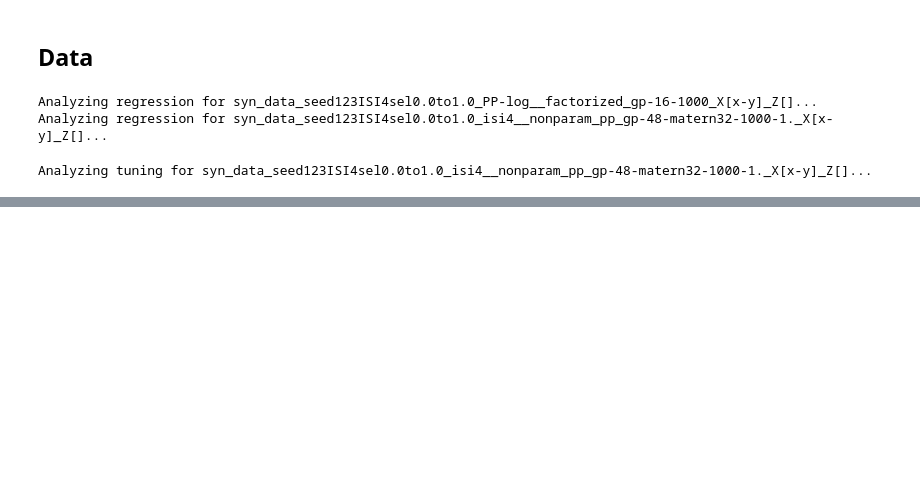
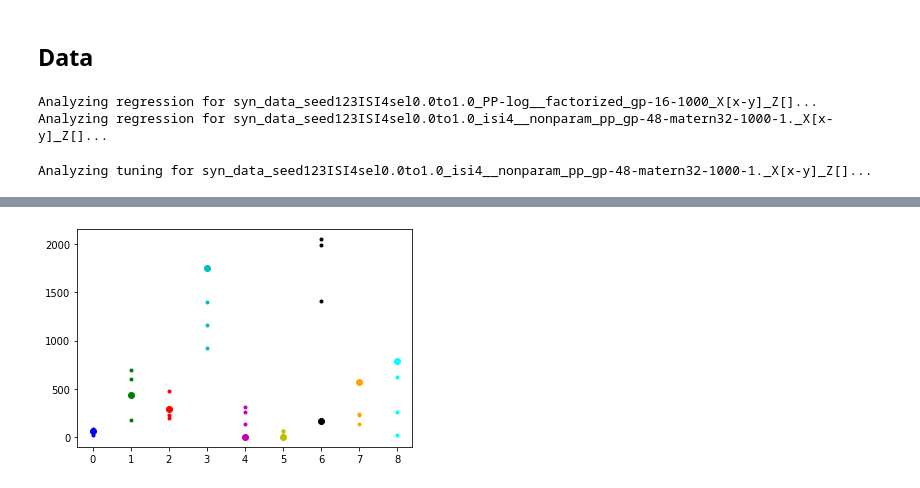
Before and after one commit to davindicode/nonparametric-nonrenewal-process, a Jupyter notebook: scripts/analysis/synthetic.ipynb, the cells around one changed output, grey strips where cells are left out. Drawn from its saved outputs; the diff is of its cells as text; code cells hidden in the pictures; blank space fills up the shorter version.

```diff
--- a/scripts/analysis/synthetic.ipynb
+++ b/scripts/analysis/synthetic.ipynb
@@ -81,0 +123,24 @@ NameError: name 'train_ell' is not defined
+# %%
+ls = model.obs_model.gp.kernel.kernels[1].kernels[0].lengthscale[:, :3] * warp_tau[:, None]
+tls = model.obs_model.gp.kernel.kernels[0].lengthscale[:, 0] * warp_tau
+cs = [
+    'b',
+    'g',
+    'r',
+    'c',
+    'm',
+    'y',
+    'k',
+    'orange',
+    'cyan'
+]
+
+for n in range(9):
+    lens = ls[n]
+    tlen = tls[n]
+    plt.scatter(n*np.ones_like(lens), lens, marker='.', c=cs[n])
+    plt.scatter(n*np.ones(1), tlen, marker='o', c=cs[n])
+
+plt.show()
+# %% [output]
+[figure, added]
```
Also changed, not shown: parts of 5 cells of this notebook, 6 other files.
